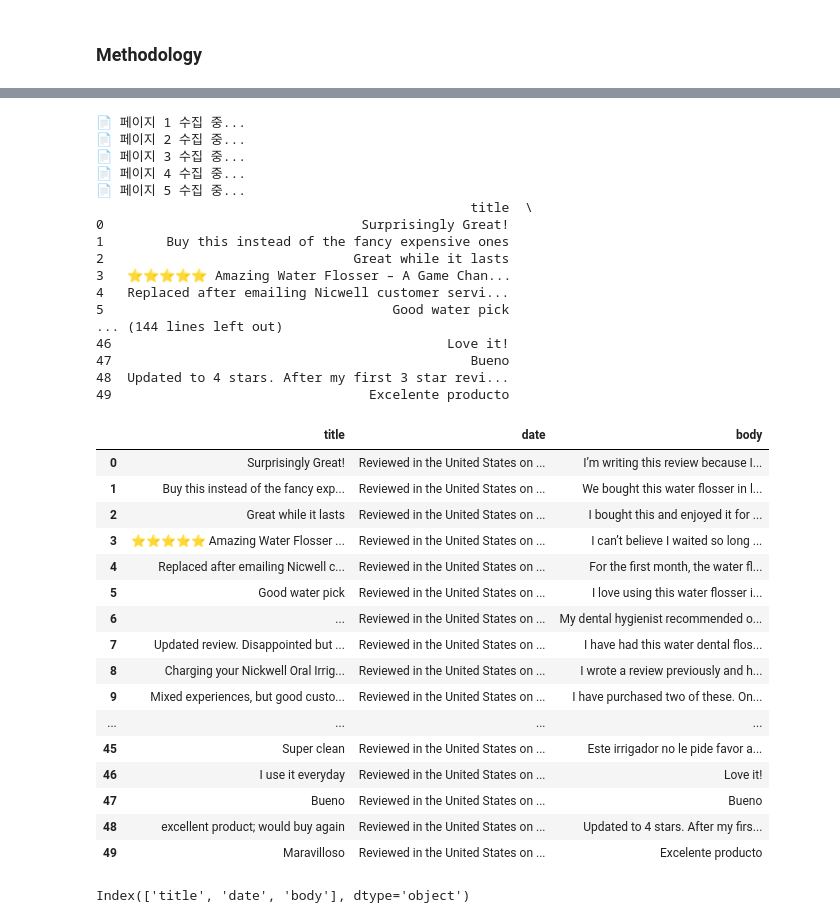
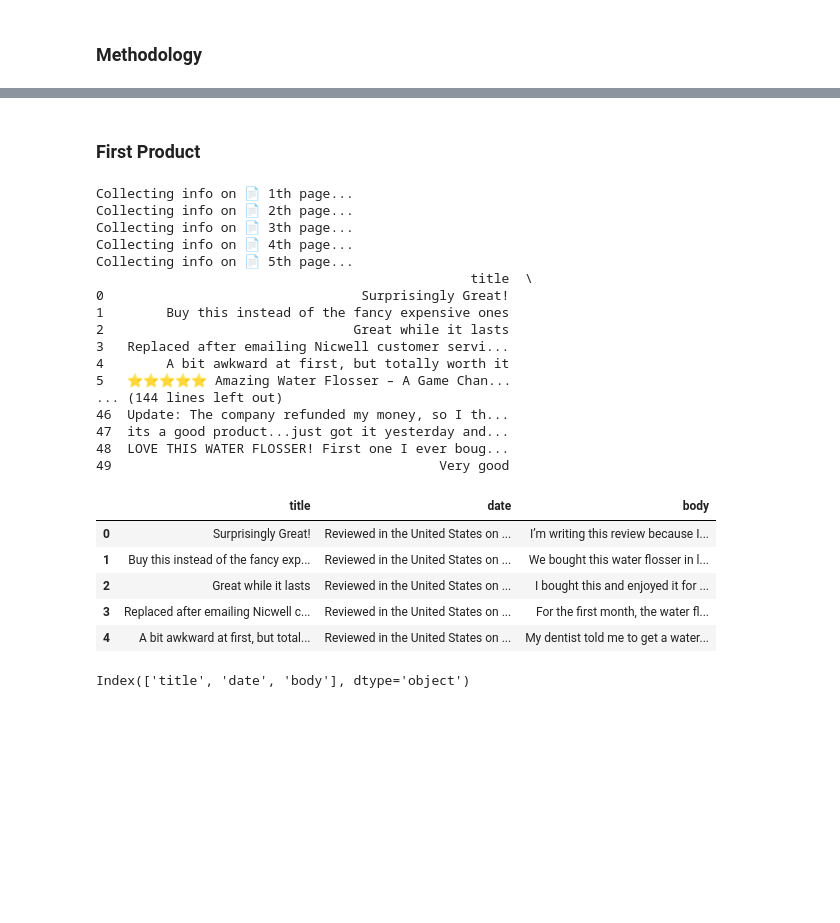
Before and after one commit to ejung2017/pandaspractice, a Jupyter notebook: crawling_amazon.ipynb, the cells around one changed output, grey strips where cells are left out. Saved outputs shown, nothing was run; the diff lists cells and outputs as text; code cells hidden in the pictures; blank space fills up the shorter version.

```diff
--- a/crawling_amazon.ipynb
+++ b/crawling_amazon.ipynb
@@ -48,4 +48,6 @@ options.add_argument("--start-maximized")
 options.add_argument("user-agent=Mozilla/5.0 (Macintosh; Intel Mac OS X 10_15_7) AppleWebKit/537.36 Chrome/120 Safari/537.36")
 
 driver = webdriver.Chrome(service=service, options=options)
+# %% [markdown]
+### First Product
 # %%
@@ -62,30 +66,22 @@ time.sleep(3)
 # %%
-
-# 4. 리뷰 수집
+# 4. Collecting Reviews
 reviews = []
 page = 1
-max_pages = 5  # 최대 5페이지까지 수집
+max_pages = 5  # Up to 5th Page
 
 while page <= max_pages:
-    print(f"📄 페이지 {page} 수집 중...")
+    print(f"Collecting info on 📄 {page}th page...")
 
     review_elements = driver.find_elements(By.CSS_SELECTOR, "li[data-hook='review']")
     for r in review_elements:
         try:
-            # 별점
-            # try:
-            #     rating_text = r.find_element(By.CSS_SELECTOR, "[data-hook='review-star-rating']").text
-            # except:
-            #     rating_text = r.find_element(By.CSS_SELECTOR, "[data-hook='review-rating']").text
-            # rating = float(re.search(r"(\d+(\.\d+)?)", rating_text).group(1)) if rating_text else None
-
-            # 제목
+            # Title
             title = r.find_element(By.CSS_SELECTOR, "[data-hook='review-title']").text.strip()
 
-            # 날짜
+            # Date
             date = r.find_element(By.CSS_SELECTOR, "[data-hook='review-date']").text.strip()
 
-            # 본문
+            # Body
             body = r.find_element(By.CSS_SELECTOR, "[data-hook='review-body']").text.strip()
 
             reviews.append({
@@ -96,66 +92,55 @@ while page <= max_pages:
             })
 
         except Exception as e:
-            print("❌ 리뷰 파싱 실패:", e)
+            print("❌ Failed to parse reviews:", e)
             continue
 
-    # 다음 페이지 버튼 클릭
+    # Clicking next page
     try:
         next_button = driver.find_element(By.CSS_SELECTOR, "li.a-last a")
         next_button.click()
         page += 1
         time.sleep(3)
     except NoSuchElementException:
-        print("⛔️ 더 이상 다음 페이지가 없습니다.")
+        print("⛔️ No more pages ahead.")
         break
 
-# 5. 결과 보기
+# 5. Converting the results into a DataFrame
 df = pd.DataFrame(reviews)
 print(df)
 
-# 6. 저장
+# 6. Saving into .csv
 df.to_csv("amazon_reviews.csv", index=False)
 
 # driver.quit()
 # %% [output]
-📄 페이지 1 수집 중...
-📄 페이지 2 수집 중...
-📄 페이지 3 수집 중...
-📄 페이지 4 수집 중...
-📄 페이지 5 수집 중...
+Collecting info on 📄 1th page...
+Collecting info on 📄 2th page...
+Collecting info on 📄 3th page...
+Collecting info on 📄 4th page...
+Collecting info on 📄 5th page...
                                                 title  \
 0                                 Surprisingly Great!
 1        Buy this instead of the fancy expensive ones
 2                                Great while it lasts
-3   ⭐️⭐️⭐️⭐️⭐️ Amazing Water Flosser – A Game Chan...
-4   Replaced after emailing Nicwell customer servi...
-5                                     Good water pick
+3   Replaced after emailing Nicwell customer servi...
+4        A bit awkward at first, but totally worth it
+5   ⭐️⭐️⭐️⭐️⭐️ Amazing Water Flosser – A Game Chan...
 ... (144 lines left out)
-46                                           Love it!
-47                                              Bueno
-48  Updated to 4 stars. After my first 3 star revi...
-49                                 Excelente producto
+46  Update: The company refunded my money, so I th...
+47  its a good product...just got it yesterday and...
+48  LOVE THIS WATER FLOSSER! First one I ever boug...
+49                                          Very good
 # %%
-# len(df)
-df
+# Checking the DataFrame
+df.head()
 # %% [output]
 |  | title | date | body |
 | 0 | Surprisingly Great! | Reviewed in the United States on ... | I’m writing this review because I... |
 | 1 | Buy this instead of the fancy exp... | Reviewed in the United States on ... | We bought this water flosser in l... |
 | 2 | Great while it lasts | Reviewed in the United States on ... | I bought this and enjoyed it for ... |
-| 3 | ⭐️⭐️⭐️⭐️⭐️ Amazing Water Flosser ... | Reviewed in the United States on ... | I can’t believe I waited so long ... |
-| 4 | Replaced after emailing Nicwell c... | Reviewed in the United States on ... | For the first month, the water fl... |
-| 5 | Good water pick | Reviewed in the United States on ... | I love using this water flosser i... |
-| 6 | ... | Reviewed in the United States on ... | My dental hygienist recommended o... |
-| 7 | Updated review. Disappointed but ... | Reviewed in the United States on ... | I have had this water dental flos... |
-| 8 | Charging your Nickwell Oral Irrig... | Reviewed in the United States on ... | I wrote a review previously and h... |
-| 9 | Mixed experiences, but good custo... | Reviewed in the United States on ... | I have purchased two of these. On... |
-| ... | ... | ... | ... |
-| 45 | Super clean | Reviewed in the United States on ... | Este irrigador no le pide favor a... |
-| 46 | I use it everyday | Reviewed in the United States on ... | Love it! |
-| 47 | Bueno | Reviewed in the United States on ... | Bueno |
-| 48 | excellent product; would buy again | Reviewed in the United States on ... | Updated to 4 stars. After my firs... |
-| 49 | Maravilloso | Reviewed in the United States on ... | Excelente producto |
+| 3 | Replaced after emailing Nicwell c... | Reviewed in the United States on ... | For the first month, the water fl... |
+| 4 | A bit awkward at first, but total... | Reviewed in the United States on ... | My dentist told me to get a water... |
 # %%
 df.columns
 # %% [output]
```
Also changed, not shown: parts of 73 cells of this notebook, 2 other files.
